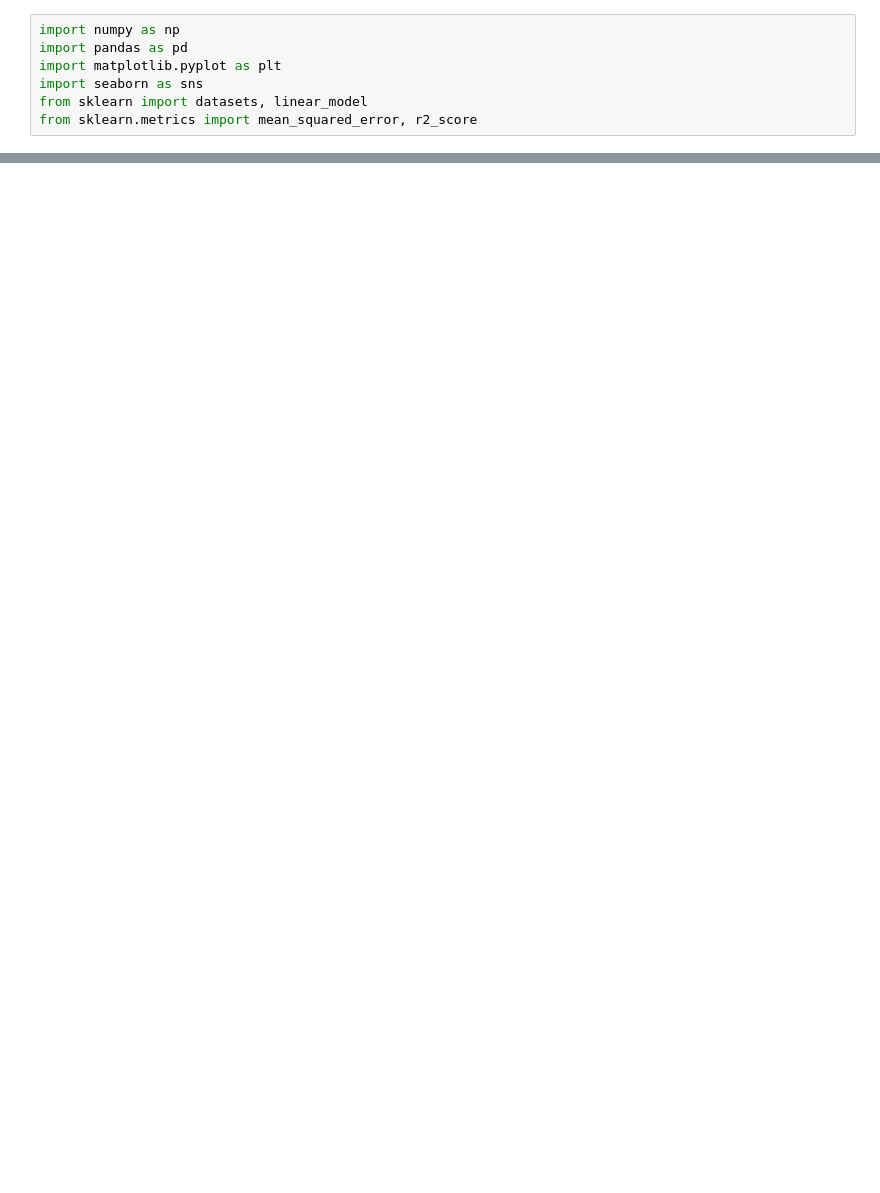
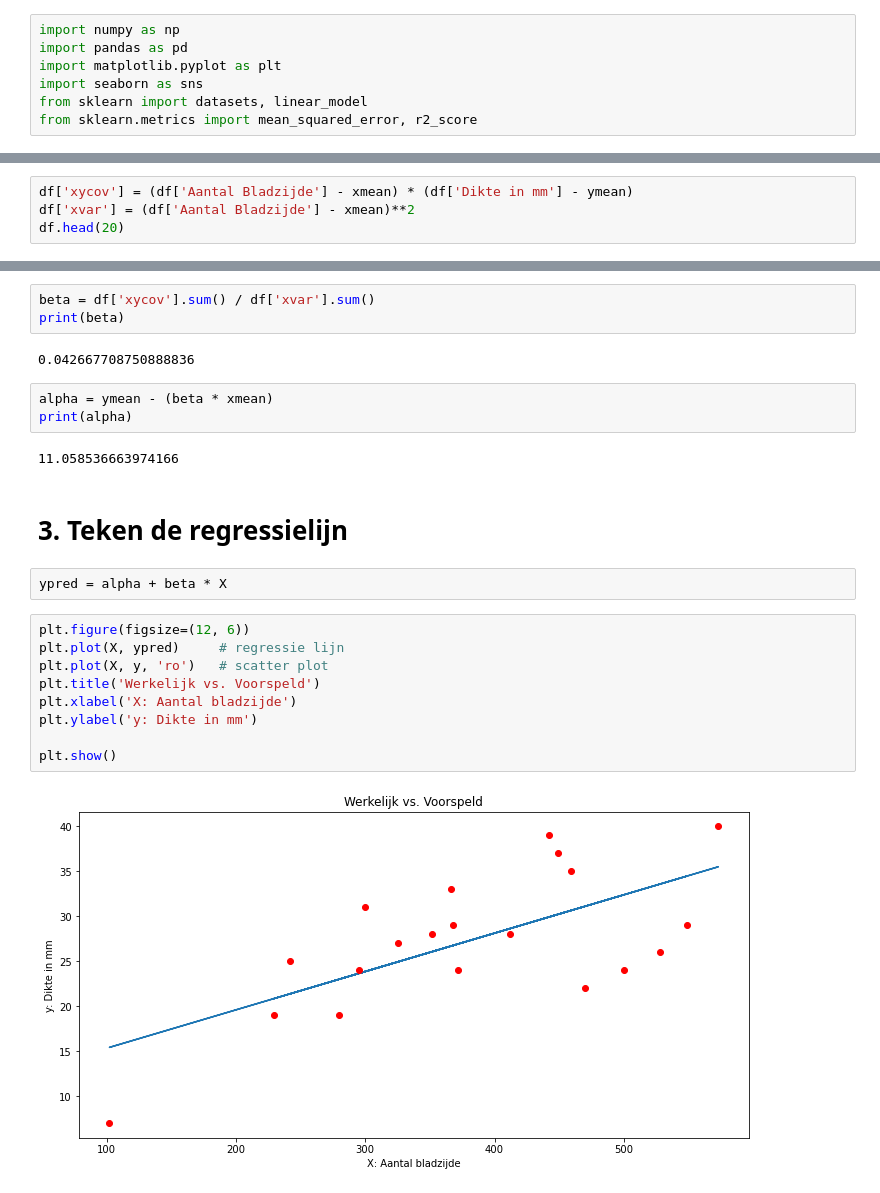
Before and after one commit to CrappyBara/Opdrachten_BigData, a Jupyter notebook: Lineare_Regressie.ipynb, the cells around one changed output, grey strips where cells are left out. Cells and saved outputs as stored; diff of their text form; blank space fills up the shorter version.

```diff
--- a/Lineare_Regressie.ipynb
+++ b/Lineare_Regressie.ipynb
@@ -41,0 +49,4 @@ sns.regplot(x=x, y=y)
+# %%
+df['xycov'] = (df['Aantal Bladzijde'] - xmean) * (df['Dikte in mm'] - ymean)
+df['xvar'] = (df['Aantal Bladzijde'] - xmean)**2
+df.head(20)
@@ -41,0 +71,25 @@ sns.regplot(x=x, y=y)
+# %%
+beta = df['xycov'].sum() / df['xvar'].sum()
+print(beta)
+# %% [output]
+0.042667708750888836
+# %%
+alpha = ymean - (beta * xmean)
+print(alpha)
+# %% [output]
+11.058536663974166
+# %% [markdown]
+<h1>3. Teken de regressielijn</h1>
+# %%
+ypred = alpha + beta * X
+# %%
+plt.figure(figsize=(12, 6))
+plt.plot(X, ypred)     # regressie lijn
+plt.plot(X, y, 'ro')   # scatter plot
+plt.title('Werkelijk vs. Voorspeld')
+plt.xlabel('X: Aantal bladzijde')
+plt.ylabel('y: Dikte in mm')
+
+plt.show()
+# %% [output]
+[figure, added]
```
Also changed, not shown: parts of 15 cells of this notebook.
